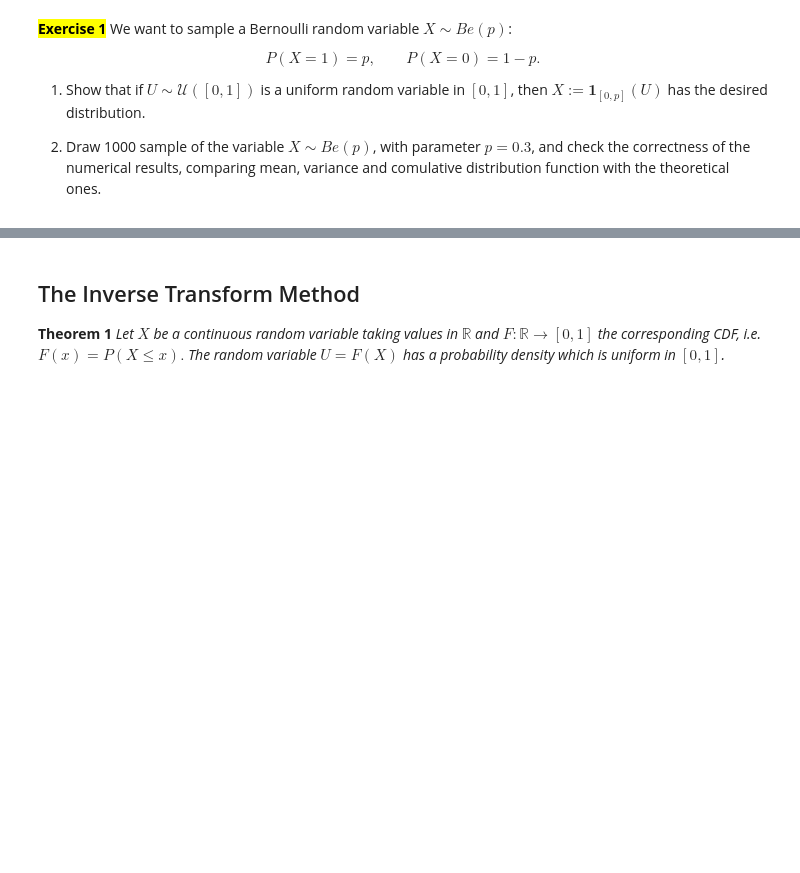
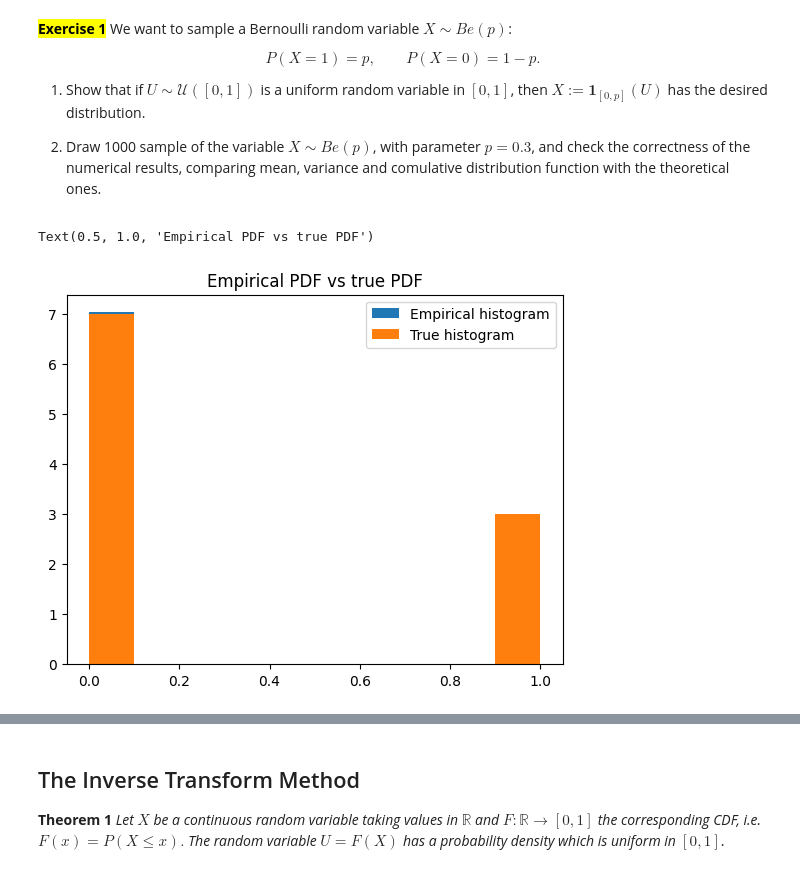
Before and after one commit to lordPachy/hpcengineering, a Jupyter notebook: Computational Statistics/02_sampling1.ipynb, the cells around one changed output, grey strips where cells are left out. Saved outputs shown, nothing was run; the diff lists cells and outputs as text; code cells hidden in the pictures; blank space fills up the shorter version.

```diff
--- a/Computational Statistics/02_sampling1.ipynb
+++ b/Computational Statistics/02_sampling1.ipynb
@@ -68,3 +68,20 @@ $$P(X=1)=p,\quad\quad P(X=0)=1-p.$$
 1. Show that if $U\sim\mathcal{U}([0,1])$ is a uniform random variable in $[0,1]$, then $X:=\mathbf{1}_{[0,p]}(U)$ has the desired distribution.
 
 2. Draw 1000 sample of the variable $X\sim Be(p)$, with parameter $p=0.3$, and check the correctness of the numerical results, comparing mean, variance and comulative distribution function with the theoretical ones.
+# %%
+# Creating the datapoints from U and calculating Y = F^{-1}(U)
+p = 0.3
+u_samples = np.random.rand(1000)
+f_samples = np.zeros(1000)
+f_samples[u_samples <= 0.3] = 1
+# %%
+# PDF graph
+true_pdf = np.concat([np.zeros(700), np.ones(300)])
+
+plt.hist(f_samples, density=True, label="Empirical histogram")
+plt.hist(true_pdf, density=True, label="True histogram")
+plt.legend()
+plt.title("Empirical PDF vs true PDF")
+# %% [output]
+Text(0.5, 1.0, 'Empirical PDF vs true PDF')
+[figure, added]
```
Also changed, not shown: parts of 3 cells of this notebook, 2 other files.
